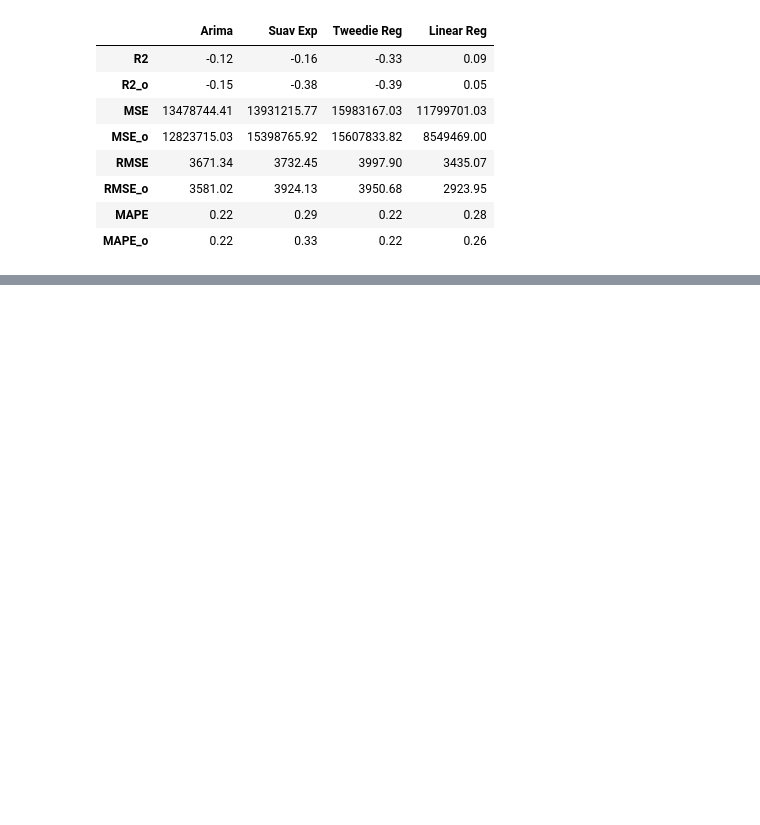
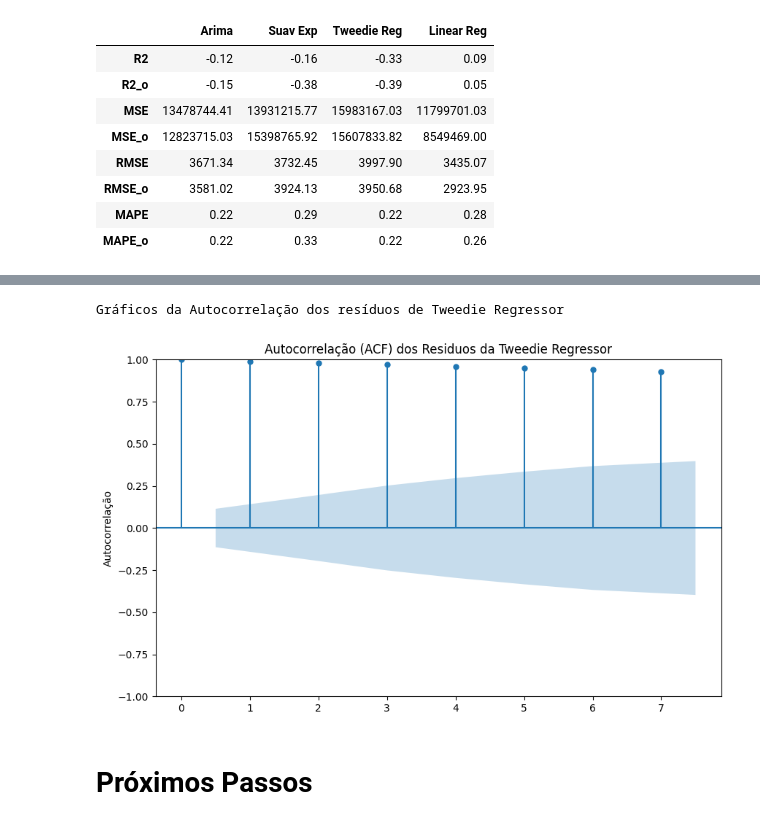
Before and after one commit to kamilyassis/previsao_vendas, a Jupyter notebook: analise_grocery.ipynb, the cells around one changed output, grey strips where cells are left out. Cells and saved outputs as stored; diff of their text form; code cells hidden in the pictures; blank space fills up the shorter version.

```diff
--- a/analise_grocery.ipynb
+++ b/analise_grocery.ipynb
@@ -711,0 +762,8 @@ df_metricas
+# %%
+autocorrelation = acf(predictions_TR, nlags=len(predictions_TR)-1)
+acf_resid_modelo(autocorrelation, 'Tweedie Regressor')
+# %% [output]
+Gráficos da Autocorrelação dos resíduos de Tweedie Regressor
+[figure, added]
+# %% [markdown]
+# Próximos Passos
```
Also changed, not shown: parts of 9 cells of this notebook.
